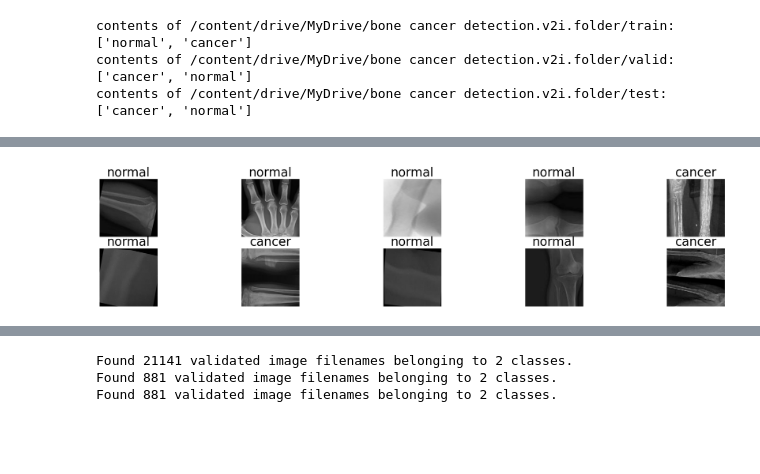
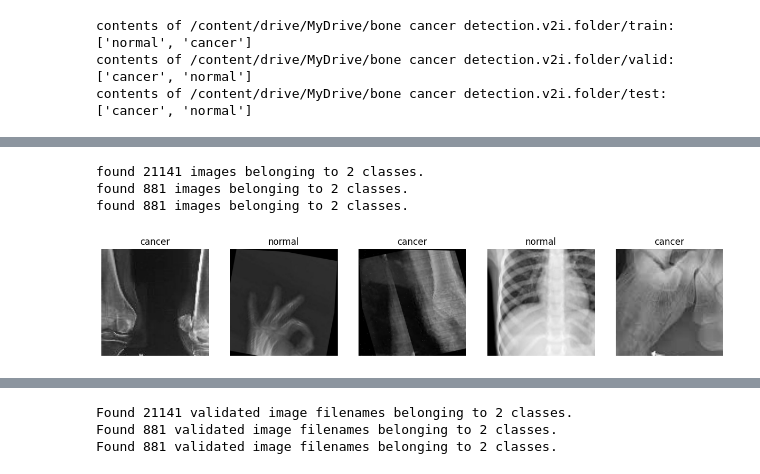
Before and after one commit to nnaemekaukpa/Leveraging-Deep-Learning-Architecture-for-Accurate-and-Efficient-Bone-Cancer-Detection-, a Jupyter notebook: VGG_19.ipynb, the cells around one changed output, grey strips where cells are left out. Drawn from its saved outputs; the diff is of its cells as text; code cells hidden in the pictures; blank space fills up the shorter version.

Commit message:
Training VGG-19 model to get its level of accurate detection of the images

```diff
--- a/VGG_19.ipynb
+++ b/VGG_19.ipynb
@@ -115,11 +58,33 @@ plt.show()
-# %%
-# Display some sample images
-plt.figure(figsize=(25, 25))
-for n, i in enumerate(np.random.randint(0, len(train_dataset), 10)):
-    plt.subplot(10, 5, n + 1)
-    img = cv2.imread(train_dataset.image[i])
-    plt.imshow(cv2.cvtColor(img, cv2.COLOR_BGR2RGB))
-    plt.axis('off')
-    plt.title(train_dataset.label[i], fontsize=25)
-# %% [output]
-[figure, removed]
+# %%
+count_files(train_dataset)
+count_files(valid_dataset)
+count_files(test_dataset)
+# %% [output]
+found 21141 images belonging to 2 classes.
+found 881 images belonging to 2 classes.
+found 881 images belonging to 2 classes.
+# %%
+# Get classes (subfolders) in Train dataset
+classes = [i for i in os.listdir(train_dataset) if os.path.isdir(os.path.join(train_dataset, i))]
+
+# Select 5 random images from random classes
+images = []
+labels = []
+for _ in range(5):
+    class_name = random.choice(classes)
+    class_path = os.path.join(train_dataset, class_name)
+    image_file = random.choice(os.listdir(class_path))
+    images.append(os.path.join(class_path, image_file))
+    labels.append(class_name)
+
+# Display images
+plt.figure(figsize=(15, 20))
+for i, img_path in enumerate(images):
+    img = mpimg.imread(img_path)
+    plt.subplot(1,5, i + 1)
+    plt.imshow(img)
+    plt.title(labels[i])
+    plt.axis("off")
+plt.show()
+# %% [output]
+[figure, added]
```
Also changed, not shown: parts of 19 cells of this notebook.
